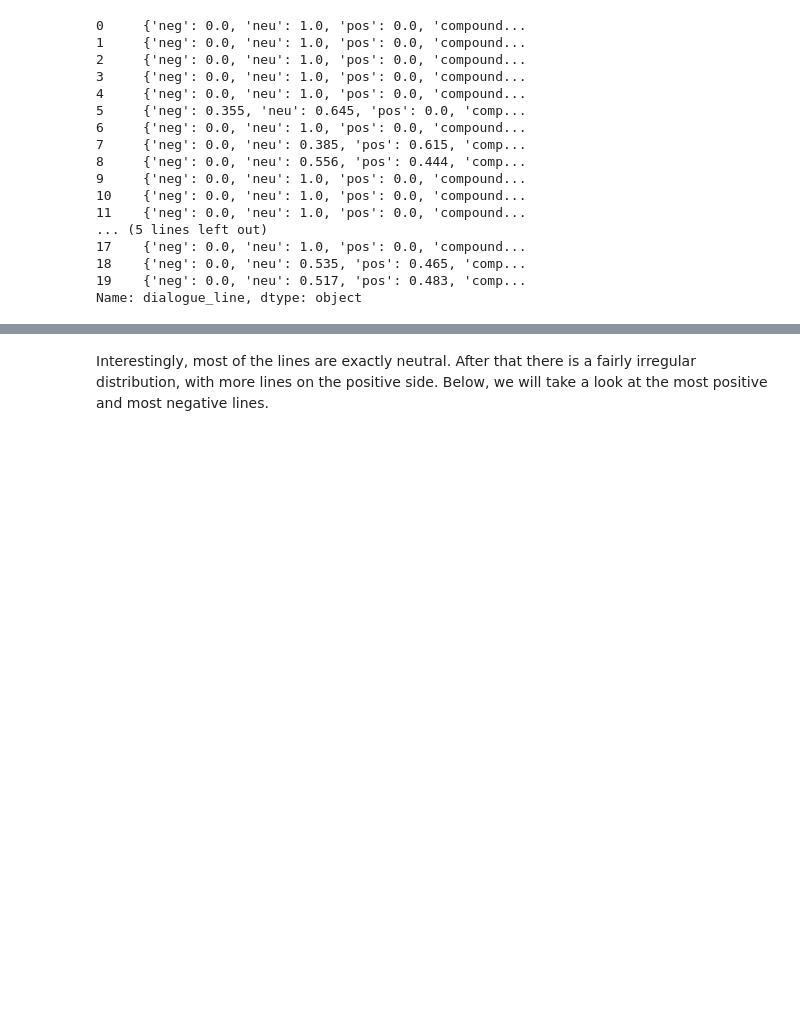
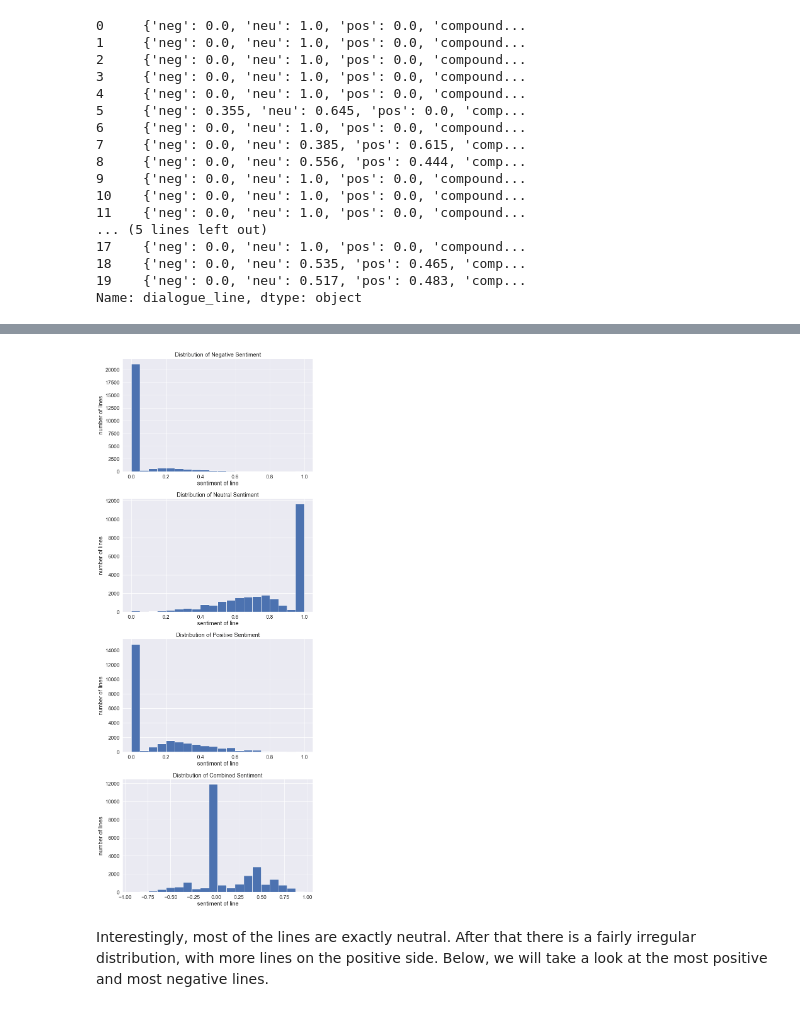
Before and after one commit to robbywalker823/Springboard, a Jupyter notebook: Capstone_3/Cap_3_EDA.ipynb, the cells around one changed output, grey strips where cells are left out. Drawn from its saved outputs; the diff is of its cells as text; code cells hidden in the pictures; blank space fills up the shorter version.

```diff
--- a/Capstone_3/Cap_3_EDA.ipynb
+++ b/Capstone_3/Cap_3_EDA.ipynb
@@ -457,0 +430,3 @@ plt.ylabel('number of lines');
+# %%
+sentiment_df = pd.DataFrame(list(sentiment_series))
+sentiment_df.head()
@@ -458,3 +440,34 @@ plt.ylabel('number of lines');
+# %%
+plt.figure(figsize=(10, 25))
+
+plt.subplot(4, 1, 1)
+plt.hist(sentiment_df.neg, bins=20)
+plt.title('Distribution of Negative Sentiment')
+plt.xlabel('sentiment of line')
+plt.ylabel('number of lines')
+
+plt.subplot(4, 1, 2)
+plt.hist(sentiment_df.neu, bins=20)
+plt.title('Distribution of Neutral Sentiment')
+plt.xlabel('sentiment of line')
+plt.ylabel('number of lines')
+
+plt.subplot(4, 1, 3)
+plt.hist(sentiment_df.pos, bins=20)
+plt.title('Distribution of Positive Sentiment')
+plt.xlabel('sentiment of line')
+plt.ylabel('number of lines')
+
+plt.subplot(4, 1, 4)
+plt.hist(sentiment_df.compound, bins=20)
+plt.title('Distribution of Combined Sentiment')
+plt.xlabel('sentiment of line')
+plt.ylabel('number of lines')
+
+plt.tight_layout()
+plt.show()
+# %% [output]
+[figure, added]
 # %% [markdown]
 Interestingly, most of the lines are exactly neutral. After that there is a fairly irregular distribution, with more lines on the positive side. Below, we will take a look at the most positive and most negative lines.
 # %%
```
Also changed, not shown: parts of 28 cells of this notebook.
